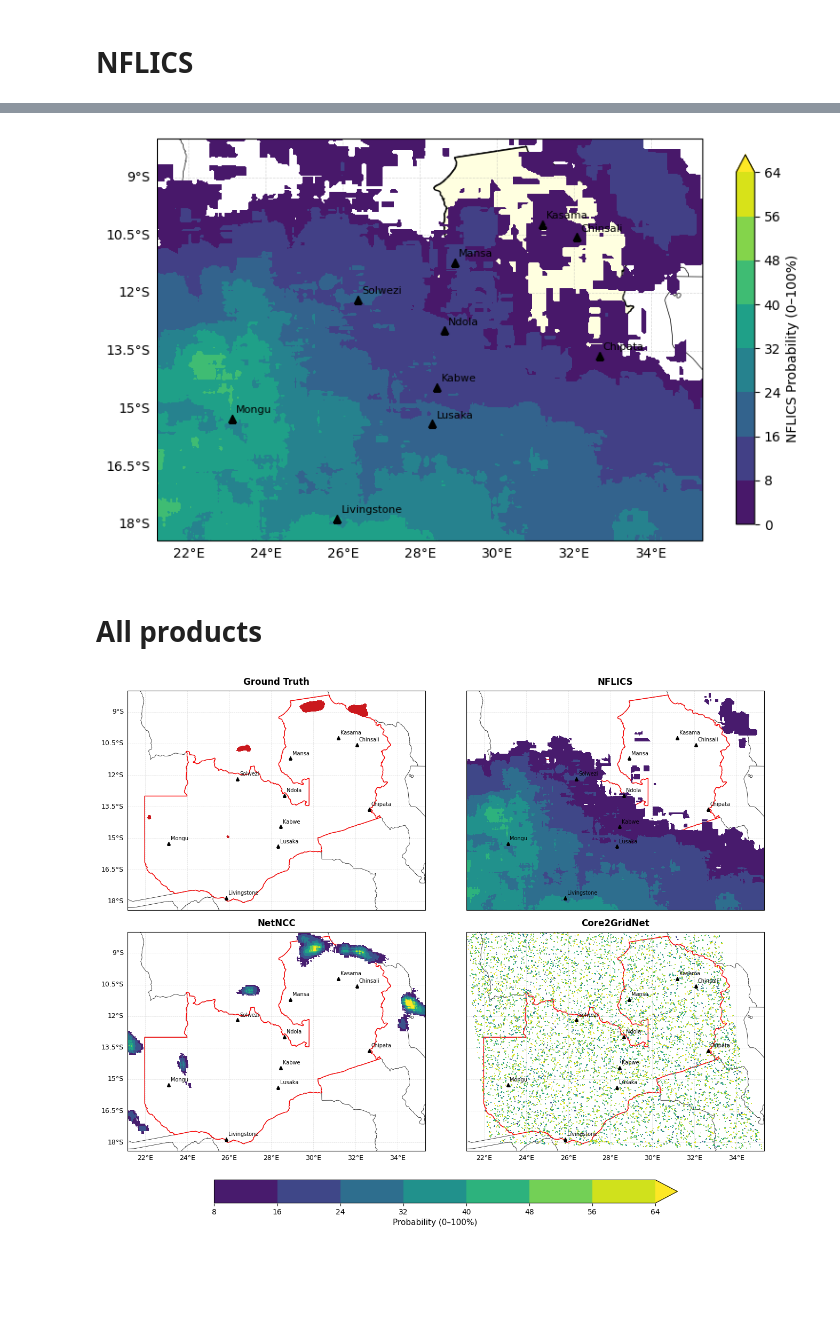
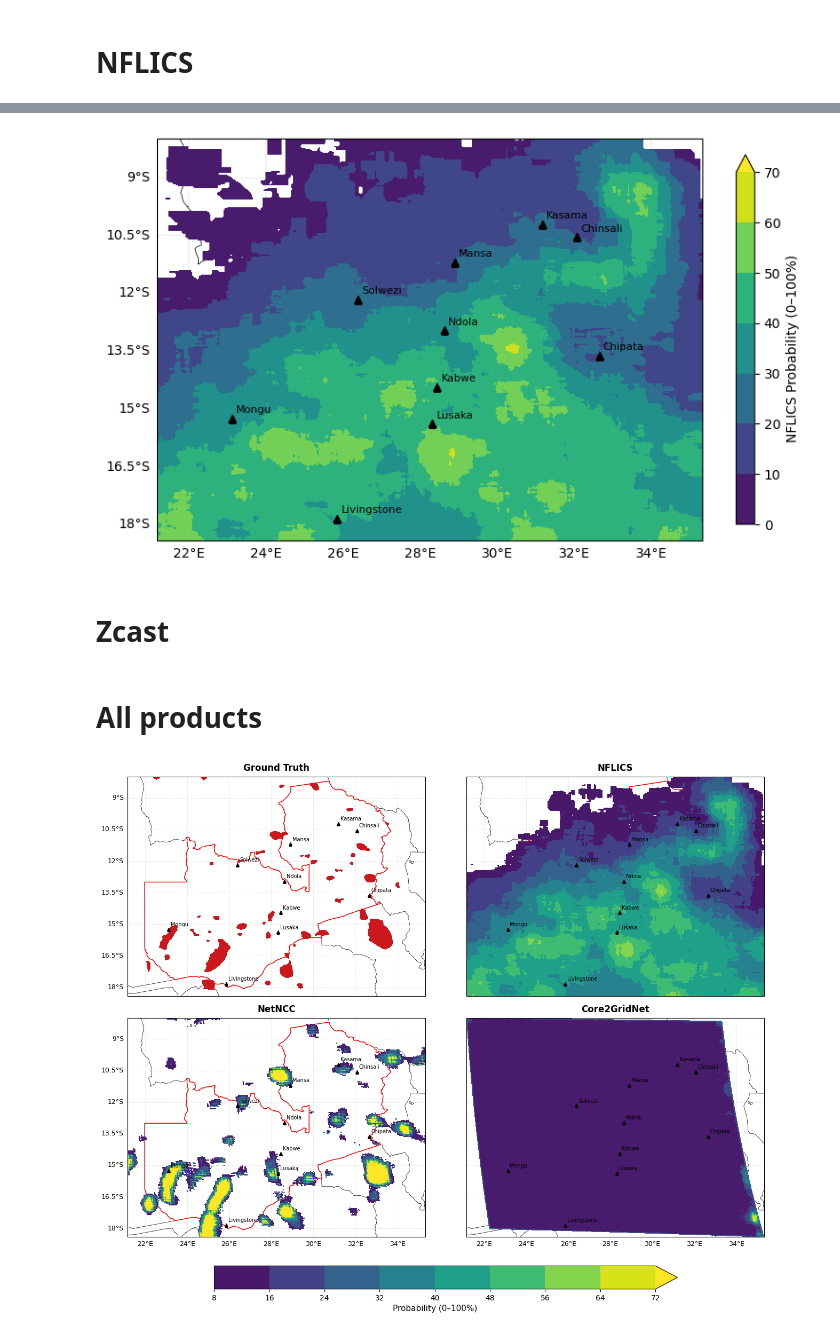
Before and after one commit to mendrika-mdg/Zambia-Intercomparison, a Jupyter notebook: notebooks/preparation/zambia-plotting-nowcasts.ipynb, the cells around one changed output, grey strips where cells are left out. Drawn from its saved outputs; the diff is of its cells as text; code cells hidden in the pictures; blank space fills up the shorter version.

Commit message:
Model prediction viewer and intercomparison ready

```diff
--- a/notebooks/preparation/zambia-plotting-nowcasts.ipynb
+++ b/notebooks/preparation/zambia-plotting-nowcasts.ipynb
@@ -22,9 +27,9 @@ from datetime import datetime, timedelta
 # Choose nowcast origin and lead time (in hour)
 # %%
 year = "2024"
-month = "02"
-day = "28"
-hour = "15"
+month = "01"
+day = "10"
+hour = "12"
 minute = "00"
 # %%
 lead_time = 1
@@ -176,3 +181,9 @@ x_min, x_max = 1480, 1850
 geodata = np.load("/gws/nopw/j04/cocoon/SSA_domain/lat_lon_2268_2080.npz")
 Zambia_lons = geodata["lon"][y_min:y_max, x_min:x_max]
 Zambia_lats = geodata["lat"][y_min:y_max, x_min:x_max]
+# %%
+def load_zcast_input(year, month, day, hour, minute, lead_time):
+    input_path_zcast = f"/gws/nopw/j04/wiser_ewsa/mrakotomanga/Intercomparison/raw/inputs_t0"
+    output_path_zcast = f"/gws/nopw/j04/wiser_ewsa/mrakotomanga/Intercomparison/raw/targets_t{lead_time}"
+    core_input = f"{input_path_zcast}/input-{year}{month}{day}_{hour}{minute}.pt"
+    return torch.load(core_input)
@@ -179,3 +200,18 @@ Zambia_lats = geodata["lat"][y_min:y_max, x_min:x_max]
+# %%
+zcast_input = load_zcast_input(year, month, day, hour, minute, lead_time)
+# %%
+input_tensor   = zcast_input["input_tensor"].clone().unsqueeze(0)
+global_context = zcast_input["global_context"].clone().unsqueeze(0)
+
+if input_tensor.shape == (1, 288, 10):
+    CHECKPOINT_PATH = f"/home/users/mendrika/Zambia-Intercomparison/models/checkpoints/t1/best-core2map-v1.ckpt"
+    DEVICE = "cuda" if torch.cuda.is_available() else "cpu"
+    model = Core2MapModel.load_from_checkpoint(CHECKPOINT_PATH, map_location=DEVICE)
+    model.eval()
+    model.to(DEVICE)
+    zcast = torch.sigmoid(model(input_tensor.to(DEVICE), global_context.to(DEVICE))).squeeze(0).squeeze(0).detach().numpy()
+else:
+    zcast = np.zeros((350, 370))
 # %% [markdown]
 # Load all nowcasts and ground truth
 # %%
@@ -420,7 +456,9 @@ cbar.set_label("NFLICS Probability (0–100%)", fontsize=10)
 plt.tight_layout()
 plt.show()
 # %% [output]
-[figure, old version]
+[figure, new version]
+# %% [markdown]
+# Zcast
 # %% [markdown]
 # All products
 # %%
@@ -477,34 +515,33 @@ def setup_ax(ax, title, show_left=False, show_bottom=False):
 ax_gt = setup_ax(axes[0, 0], "Ground Truth", show_left=True, show_bottom=False)
 gt_masked = np.ma.masked_where(ground_truth <= 0, ground_truth)
 im1 = ax_gt.contourf(Zambia_lons, Zambia_lats, gt_masked,
                      transform=ccrs.PlateCarree(),
                      cmap="Reds", vmin=0, vmax=1, zorder=2)
 
 ax_nf = setup_ax(axes[0, 1], "NFLICS", show_left=False, show_bottom=False)
 NFLICS_masked = np.ma.masked_where(nflics <= 10, nflics)
 im2 = ax_nf.contourf(NFLICS_lons, NFLICS_lats, NFLICS_masked,
                      transform=ccrs.PlateCarree(),
                      cmap="viridis", extend="max", zorder=2)
 
 # --- Row 2: NetNCC (left) and Core2GridNet (right) ---
 ax_nc = setup_ax(axes[1, 0], "NetNCC", show_left=True, show_bottom=True)
-NetCC_masked = np.ma.masked_where(nowcast <= 5, nowcast)
+NetCC_masked = np.ma.masked_where(netncc <= 5, netncc)
 im3 = ax_nc.contourf(NetCC_lons, NetCC_lats, NetCC_masked,
                      transform=ccrs.PlateCarree(),
                      cmap="viridis", extend="max", zorder=2)
 
 ax_cg = setup_ax(axes[1, 1], "Core2GridNet", show_left=False, show_bottom=True)
-core2grid = np.random.uniform(0, 100, size=(350, 370)).astype(np.float32)
-C2G_masked = np.ma.masked_where(core2grid <= 70, core2grid)
+C2G_masked = np.ma.masked_where(zcast <= 0, zcast)
 im4 = ax_cg.contourf(Zambia_lons, Zambia_lats, C2G_masked,
                      transform=ccrs.PlateCarree(),
                      cmap="viridis", extend="max", zorder=2)
 
 # --- Shared colourbar across all panels ---
 cbar = fig.colorbar(im2, ax=axes.ravel().tolist(),
                     orientation="horizontal", shrink=0.7, pad=0.05)
 cbar.set_label("Probability (0–100%)", fontsize=11)
 
 plt.show()
 # %% [output]
-[figure, old version]
+[figure, new version]
```
Also changed, not shown: parts of 7 cells of this notebook, 35 other files.
